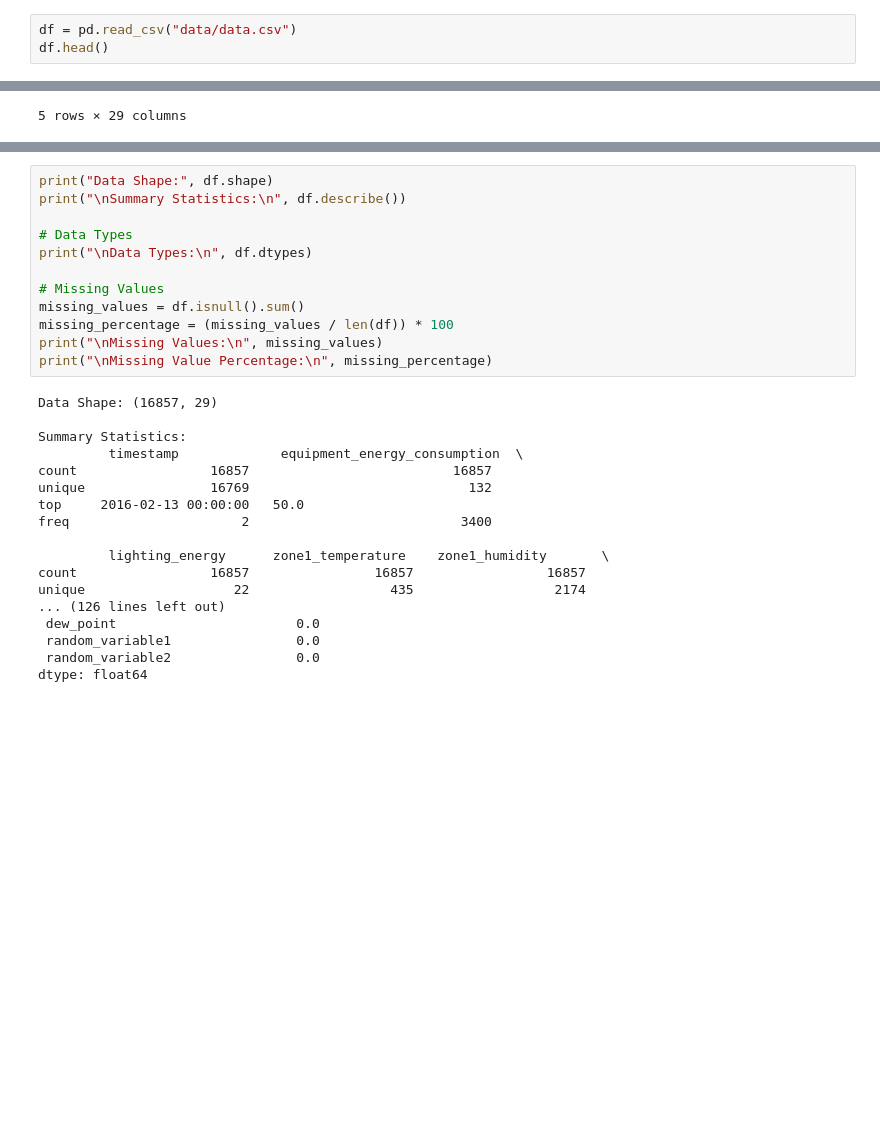
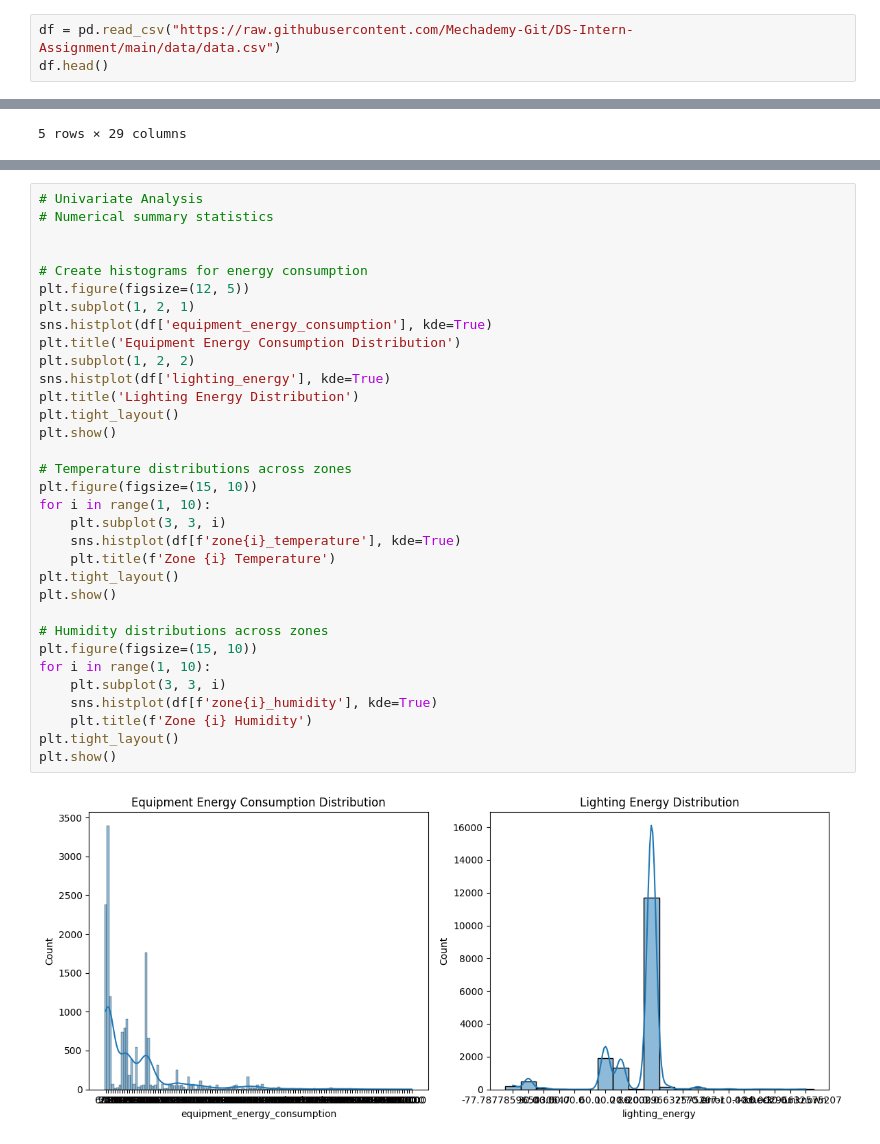
Before and after one commit to sarathkumar1304/DS-Intern-Assignment-Sarath_Kumar, a Jupyter notebook: notebooks/research.ipynb, the cells around one changed output, grey strips where cells are left out. Saved outputs shown, nothing was run; the diff lists cells and outputs as text; blank space fills up the shorter version.

```diff
--- a/notebooks/research.ipynb
+++ b/notebooks/research.ipynb
@@ -16,5 +7,5 @@ import os
 # %%
-df = pd.read_csv("data/data.csv")
+df = pd.read_csv("https://raw.githubusercontent.com/Mechademy-Git/DS-Intern-Assignment/main/data/data.csv")
 df.head()
 # %% [output]
 |  | timestamp | equipment_energy_consumption | lighting_energy | zone1_temperature | zone1_humidity | ... |
@@ -27,30 +33,35 @@ df.head()
 # %%
-print("Data Shape:", df.shape)
-print("\nSummary Statistics:\n", df.describe())
+# Univariate Analysis
+# Numerical summary statistics
 
-# Data Types
-print("\nData Types:\n", df.dtypes)
 
-# Missing Values
-missing_values = df.isnull().sum()
-missing_percentage = (missing_values / len(df)) * 100
-print("\nMissing Values:\n", missing_values)
-print("\nMissing Value Percentage:\n", missing_percentage)
+# Create histograms for energy consumption
+plt.figure(figsize=(12, 5))
+plt.subplot(1, 2, 1)
+sns.histplot(df['equipment_energy_consumption'], kde=True)
+plt.title('Equipment Energy Consumption Distribution')
+plt.subplot(1, 2, 2)
+sns.histplot(df['lighting_energy'], kde=True)
+plt.title('Lighting Energy Distribution')
+plt.tight_layout()
+plt.show()
+
+# Temperature distributions across zones
+plt.figure(figsize=(15, 10))
+for i in range(1, 10):
+    plt.subplot(3, 3, i)
+    sns.histplot(df[f'zone{i}_temperature'], kde=True)
+    plt.title(f'Zone {i} Temperature')
+plt.tight_layout()
+plt.show()
+
+# Humidity distributions across zones
+plt.figure(figsize=(15, 10))
+for i in range(1, 10):
+    plt.subplot(3, 3, i)
+    sns.histplot(df[f'zone{i}_humidity'], kde=True)
+    plt.title(f'Zone {i} Humidity')
+plt.tight_layout()
+plt.show()
 # %% [output]
-Data Shape: (16857, 29)
-
-Summary Statistics:
-         timestamp             equipment_energy_consumption  \
-count                 16857                          16857
-unique                16769                            132
-top     2016-02-13 00:00:00   50.0
-freq                      2                           3400
-
-         lighting_energy      zone1_temperature    zone1_humidity       \
-count                 16857                16857                 16857
-unique                   22                  435                  2174
-... (126 lines left out)
- dew_point                       0.0
- random_variable1                0.0
- random_variable2                0.0
-dtype: float64
+[figure, added]
```
Also changed, not shown: parts of 14 cells of this notebook.
